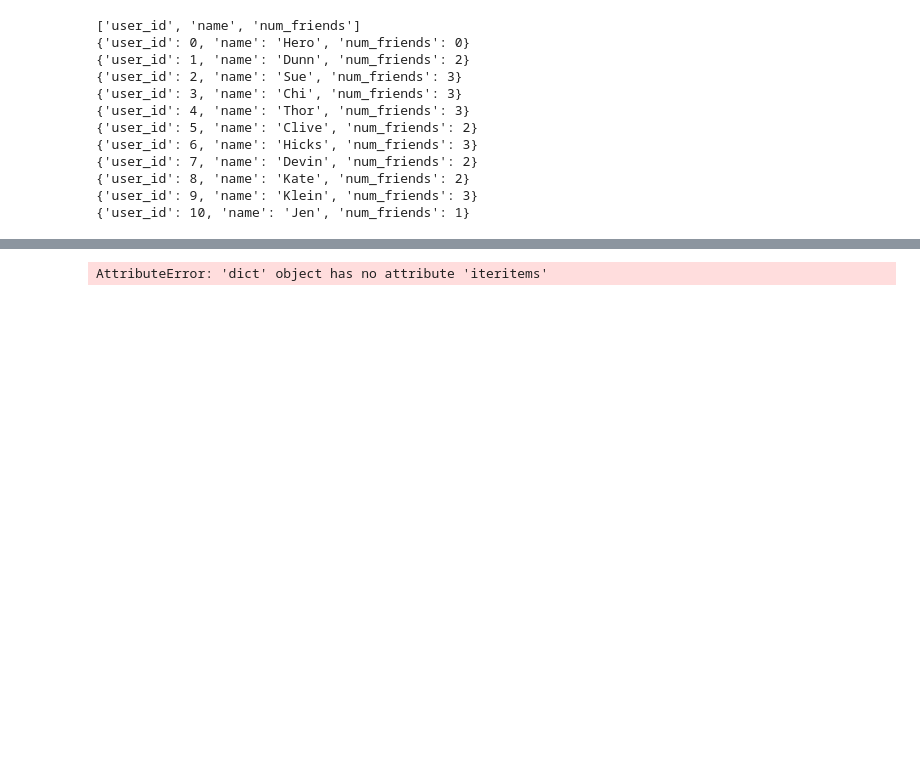
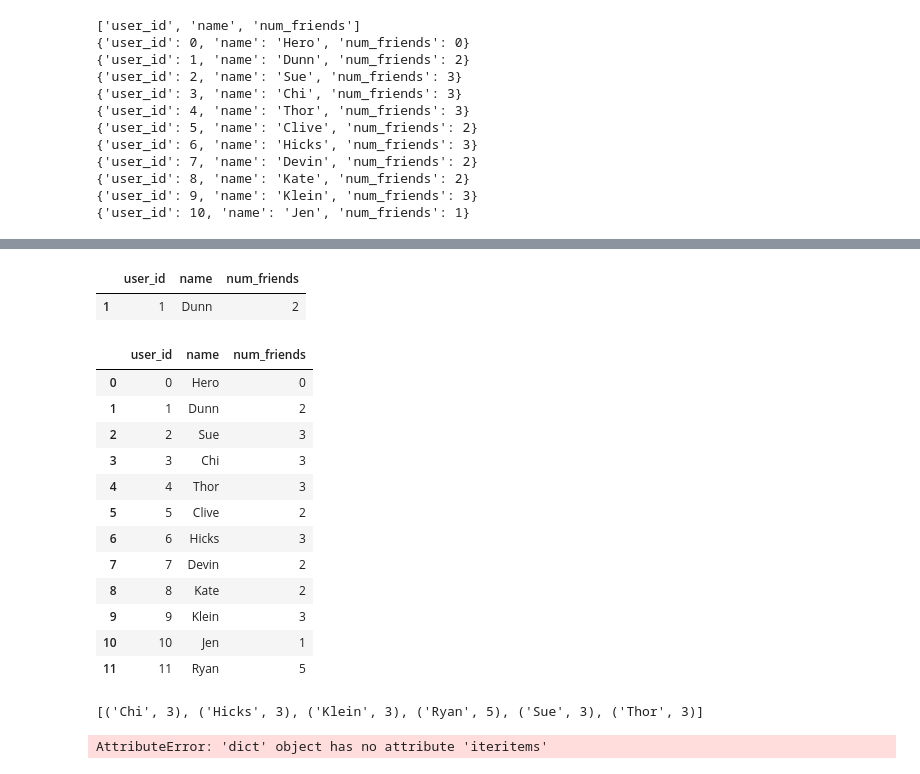
Before and after one commit to jetshaggy85/info5731, a Jupyter notebook: Fellers_selfstudy3_alternative.ipynb, the cells around one changed output, grey strips where cells are left out. Saved outputs shown, nothing was run; the diff lists cells and outputs as text; code cells hidden in the pictures; blank space fills up the shorter version.

```diff
--- a/Fellers_selfstudy3_alternative.ipynb
+++ b/Fellers_selfstudy3_alternative.ipynb
@@ -560,0 +477,6 @@ print(users)
+# %%
+df_users=df.copy()
+# %%
+df_users.loc[11] = [11,'Ryan',5]
+# %%
+df_users.loc[11,'name'] = 'Fellers'
@@ -560,0 +485,2 @@ print(users)
+# %%
+df_users.drop([11],inplace=True)
@@ -560,0 +503,21 @@ print(users)
+# %%
+df_users[df_users['name']=='Dunn']
+# %% [output]
+|  | user_id | name | num_friends |
+| 1 | 1 | Dunn | 2 |
+# %%
+df_users
+# %% [output]
+|  | user_id | name | num_friends |
+| 0 | 0 | Hero | 0 |
+| 1 | 1 | Dunn | 2 |
+| 2 | 2 | Sue | 3 |
+| 3 | 3 | Chi | 3 |
+| 4 | 4 | Thor | 3 |
+| 5 | 5 | Clive | 2 |
+| 6 | 6 | Hicks | 3 |
+| 7 | 7 | Devin | 2 |
+| 8 | 8 | Kate | 2 |
+| 9 | 9 | Klein | 3 |
+| 10 | 10 | Jen | 1 |
+| 11 | 11 | Ryan | 5 |
@@ -561,3 +533,7 @@ print(users)
+# %%
+sqllist
+# %% [output]
+[('Chi', 3), ('Hicks', 3), ('Klein', 3), ('Ryan', 5), ('Sue', 3), ('Thor', 3)]
 # %%
 users.update({'num_friends' : 3}, # set num_friends = 3
                 lambda row: row['user_id'] == 1) # in rows where user_id == 1
```
Also changed, not shown: parts of 17 cells of this notebook.
